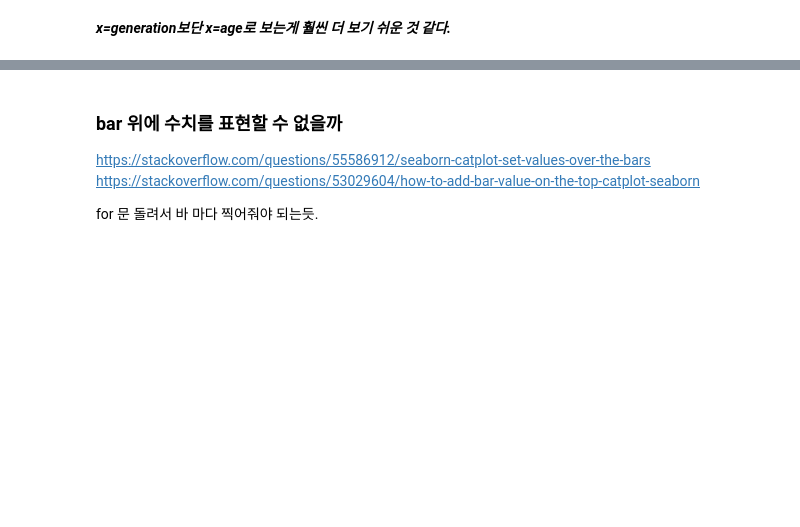
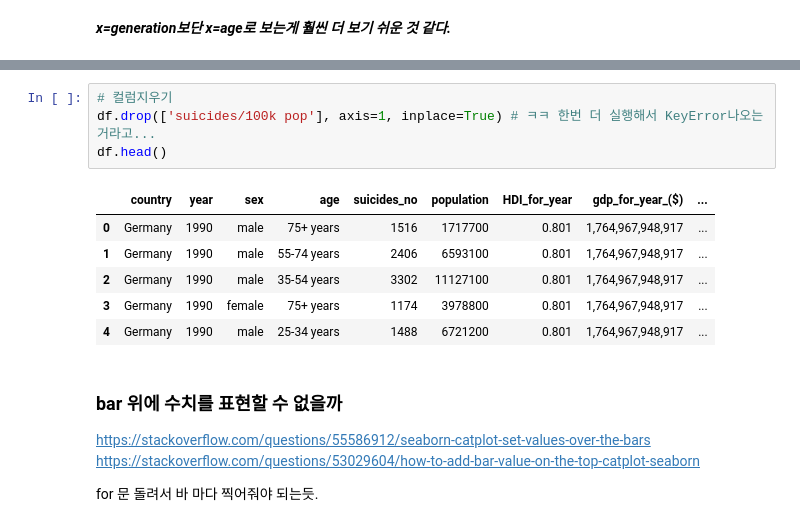
Before and after one commit to skdbsxir/DS-Studying, a Jupyter notebook: [Self Project]/X001-3. Suicides Rates Overview.ipynb, the cells around one changed output, grey strips where cells are left out. Saved outputs shown, nothing was run; the diff lists cells and outputs as text; blank space fills up the shorter version.

```diff
--- a/[Self Project]/X001-3. Suicides Rates Overview.ipynb
+++ b/[Self Project]/X001-3. Suicides Rates Overview.ipynb
@@ -416,3 +465,14 @@ plt.show()
+# %%
+# 컬럼지우기
+df.drop(['suicides/100k pop'], axis=1, inplace=True) # ㅋㅋ 한번 더 실행해서 KeyError나오는거라고...
+df.head()
+# %% [output]
+|  | country | year | sex | age | suicides_no | population | HDI_for_year | gdp_for_year_($) | ... |
+| 0 | Germany | 1990 | male | 75+ years | 1516 | 1717700 | 0.801 | 1,764,967,948,917 | ... |
+| 1 | Germany | 1990 | male | 55-74 years | 2406 | 6593100 | 0.801 | 1,764,967,948,917 | ... |
+| 2 | Germany | 1990 | male | 35-54 years | 3302 | 11127100 | 0.801 | 1,764,967,948,917 | ... |
+| 3 | Germany | 1990 | female | 75+ years | 1174 | 3978800 | 0.801 | 1,764,967,948,917 | ... |
+| 4 | Germany | 1990 | male | 25-34 years | 1488 | 6721200 | 0.801 | 1,764,967,948,917 | ... |
 # %% [markdown]
 ### bar 위에 수치를 표현할 수 없을까
 
```
Also changed, not shown: parts of 12 cells of this notebook.
